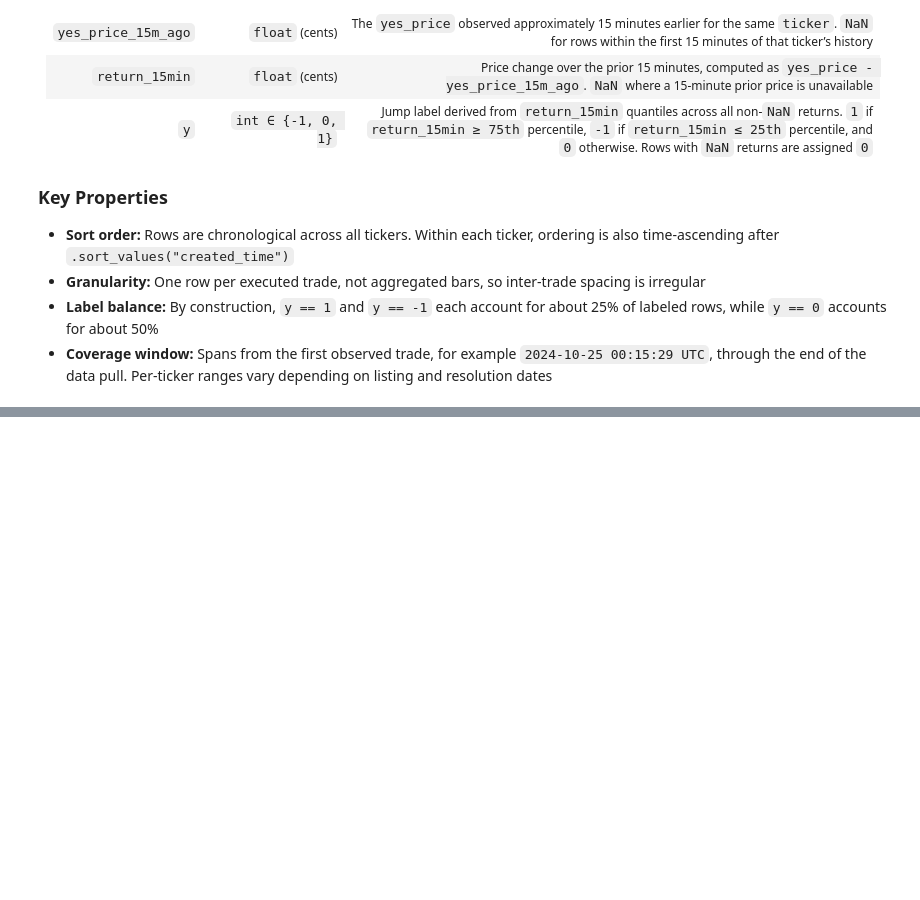
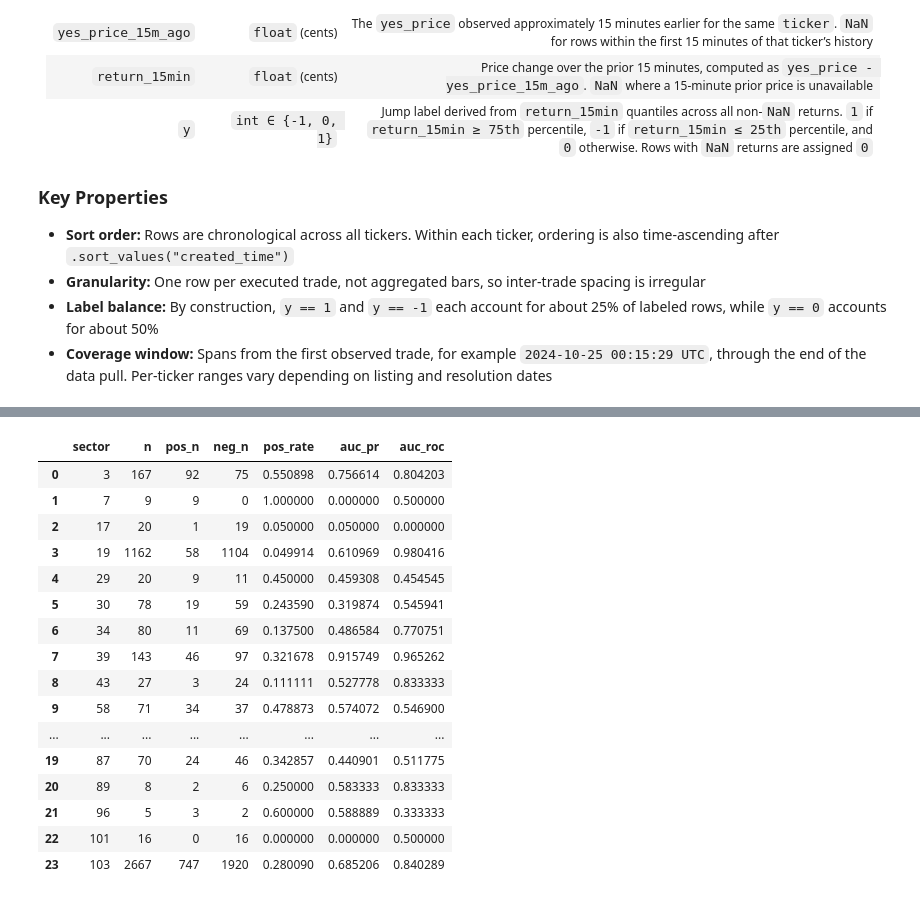
Before and after one commit to abprada/Kalshi-Project, a Jupyter notebook: notebooks/data.ipynb, the cells around one changed output, grey strips where cells are left out. Drawn from its saved outputs; the diff is of its cells as text; code cells hidden in the pictures; blank space fills up the shorter version.

```diff
--- a/notebooks/data.ipynb
+++ b/notebooks/data.ipynb
@@ -710,0 +1349,13 @@ A time-ordered record of individual trade executions on prediction-market contra
+# %%
+baseline = train_baseline_milestone(BASELINE_CFG, train_frac=0.7)
+if not baseline.get("skipped"):
+    print("AUC-PR:", baseline["auc_pr"], "AUC-ROC:", baseline["auc_roc"], "Brier:", baseline["brier"])
+    bars = baseline.get("bars_df")
+    try:
+        from IPython.display import display
+        display(baseline["by_sector"])
+    except Exception:
+        print(baseline["by_sector"])
+else:
+    print("Skipped:", baseline)
+# %% [output]
@@ -710,0 +1380,17 @@ A time-ordered record of individual trade executions on prediction-market contra
+|  | sector | n | pos_n | neg_n | pos_rate | auc_pr | auc_roc |
+| 0 | 3 | 167 | 92 | 75 | 0.550898 | 0.756614 | 0.804203 |
+| 1 | 7 | 9 | 9 | 0 | 1.000000 | 0.000000 | 0.500000 |
+| 2 | 17 | 20 | 1 | 19 | 0.050000 | 0.050000 | 0.000000 |
+| 3 | 19 | 1162 | 58 | 1104 | 0.049914 | 0.610969 | 0.980416 |
+| 4 | 29 | 20 | 9 | 11 | 0.450000 | 0.459308 | 0.454545 |
+| 5 | 30 | 78 | 19 | 59 | 0.243590 | 0.319874 | 0.545941 |
+| 6 | 34 | 80 | 11 | 69 | 0.137500 | 0.486584 | 0.770751 |
+| 7 | 39 | 143 | 46 | 97 | 0.321678 | 0.915749 | 0.965262 |
+| 8 | 43 | 27 | 3 | 24 | 0.111111 | 0.527778 | 0.833333 |
+| 9 | 58 | 71 | 34 | 37 | 0.478873 | 0.574072 | 0.546900 |
+| ... | ... | ... | ... | ... | ... | ... | ... |
+| 19 | 87 | 70 | 24 | 46 | 0.342857 | 0.440901 | 0.511775 |
+| 20 | 89 | 8 | 2 | 6 | 0.250000 | 0.583333 | 0.833333 |
+| 21 | 96 | 5 | 3 | 2 | 0.600000 | 0.588889 | 0.333333 |
+| 22 | 101 | 16 | 0 | 16 | 0.000000 | 0.000000 | 0.500000 |
+| 23 | 103 | 2667 | 747 | 1920 | 0.280090 | 0.685206 | 0.840289 |
```
Also changed, not shown: parts of 32 cells of this notebook.
